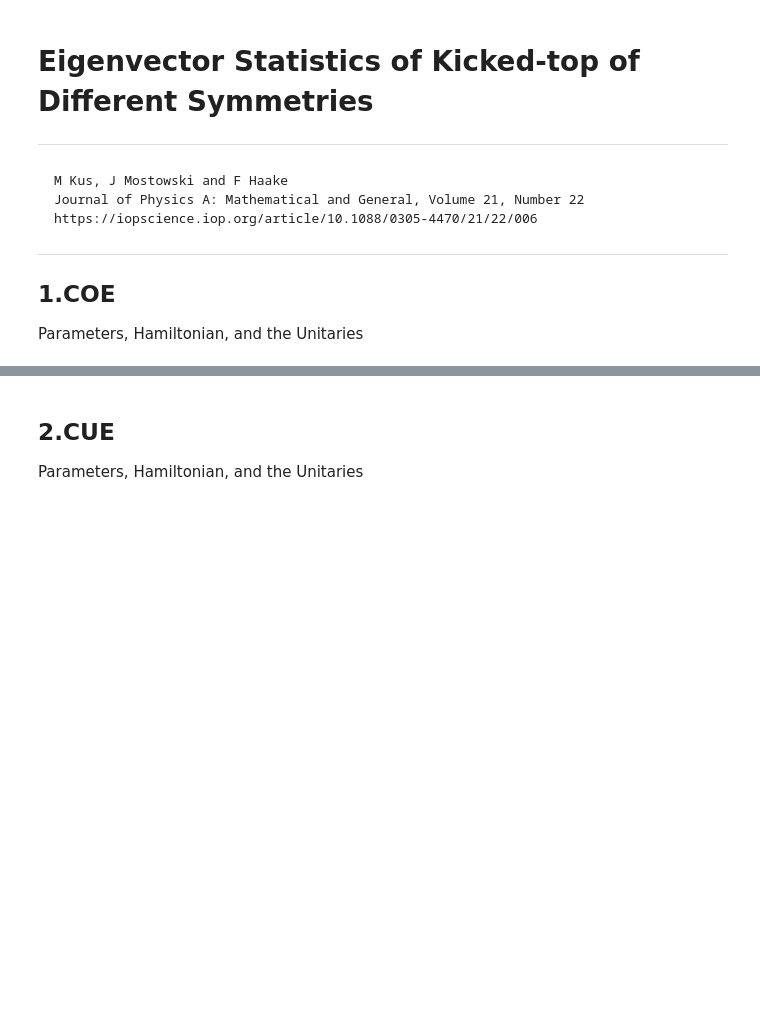
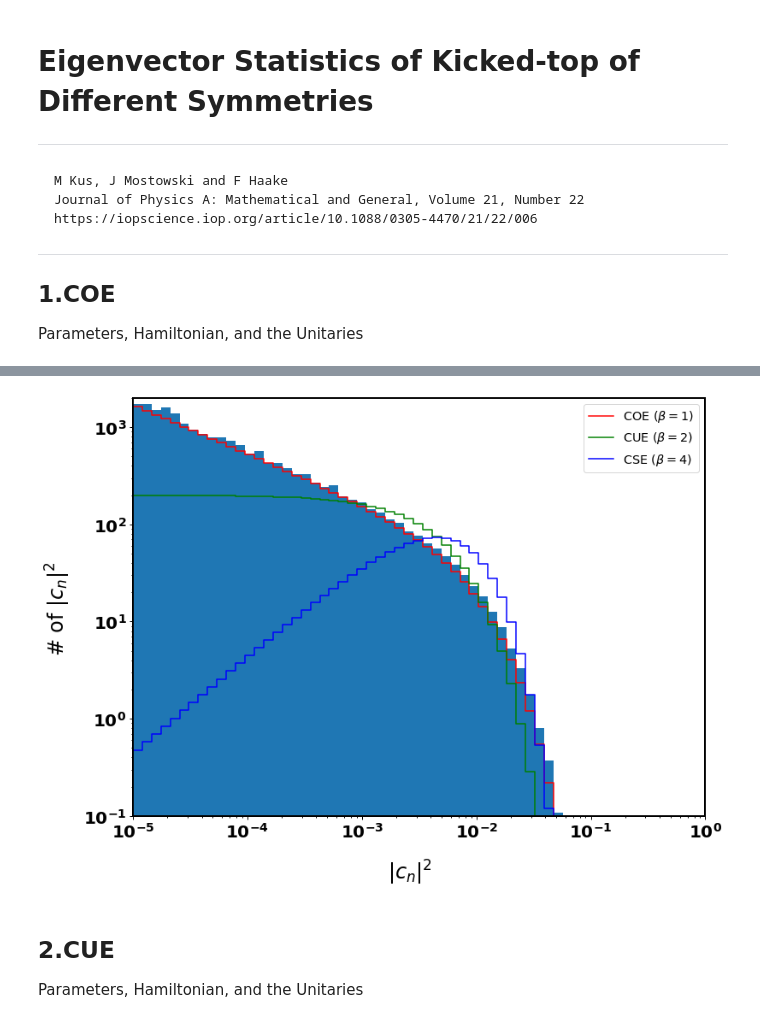
Before and after one commit to CirQuS-UTS/QuanGuru, a Jupyter notebook: RMT_statistics/EigenvectorStatistics/20200123.ipynb, the cells around one changed output, grey strips where cells are left out. Saved outputs shown, nothing was run; the diff lists cells and outputs as text; code cells hidden in the pictures; blank space fills up the shorter version.

```diff
--- a/RMT_statistics/EigenvectorStatistics/20200123.ipynb
+++ b/RMT_statistics/EigenvectorStatistics/20200123.ipynb
@@ -58,28 +60,8 @@ sPlt.pltEig(components, Dims=((2*j) + 1), Bins=bins, Step=False, logScale=False)
-# %%
-x_o = []
-x_s = []
-x_u = []
-
-jlist = np.arange(0.5,8.5,0.5)
-
-bins = np.logspace(-5, -1, num=50, base=10.0)
-dig = (np.histogram(components, bins, density=True)[0])
-
-bin_means = (np.histogram(bins, bins, weights=bins)[0] / np.histogram(bins, bins)[0])
-
-COE = [RMTdist.EigenVectorDist(X, int(2 * j) + 1, 1) for X in bin_means]
-CUE = [RMTdist.EigenVectorDist(X, int(2 * j) + 1, 2) for X in bin_means]
-CSE = [RMTdist.EigenVectorDist(X, int(2 * j) + 1, 4) for X in bin_means]
-
-xo = stat.chisquare(dig,f_exp=COE)
-xu = stat.chisquare(dig,f_exp=CUE)
-xs = stat.chisquare(dig,f_exp=CSE)
-
-print(xu)
-print(xo)
 # %%
 # discrete PDF and log axes
-sPlt.pltEig(components, Dims=((2*j) + 1), Bins=bins, Step=True, logScale=True)
+sPlt.pltEig(components_orthogonal, Dims=((2*j_orthogonal) + 1), Bins=bins, Step=True, logScale=True)
+# %% [output]
+[figure, added]
 # %% [markdown]
  ## 2.CUE
 
```
Also changed, not shown: parts of 16 cells of this notebook, 1 other file.
